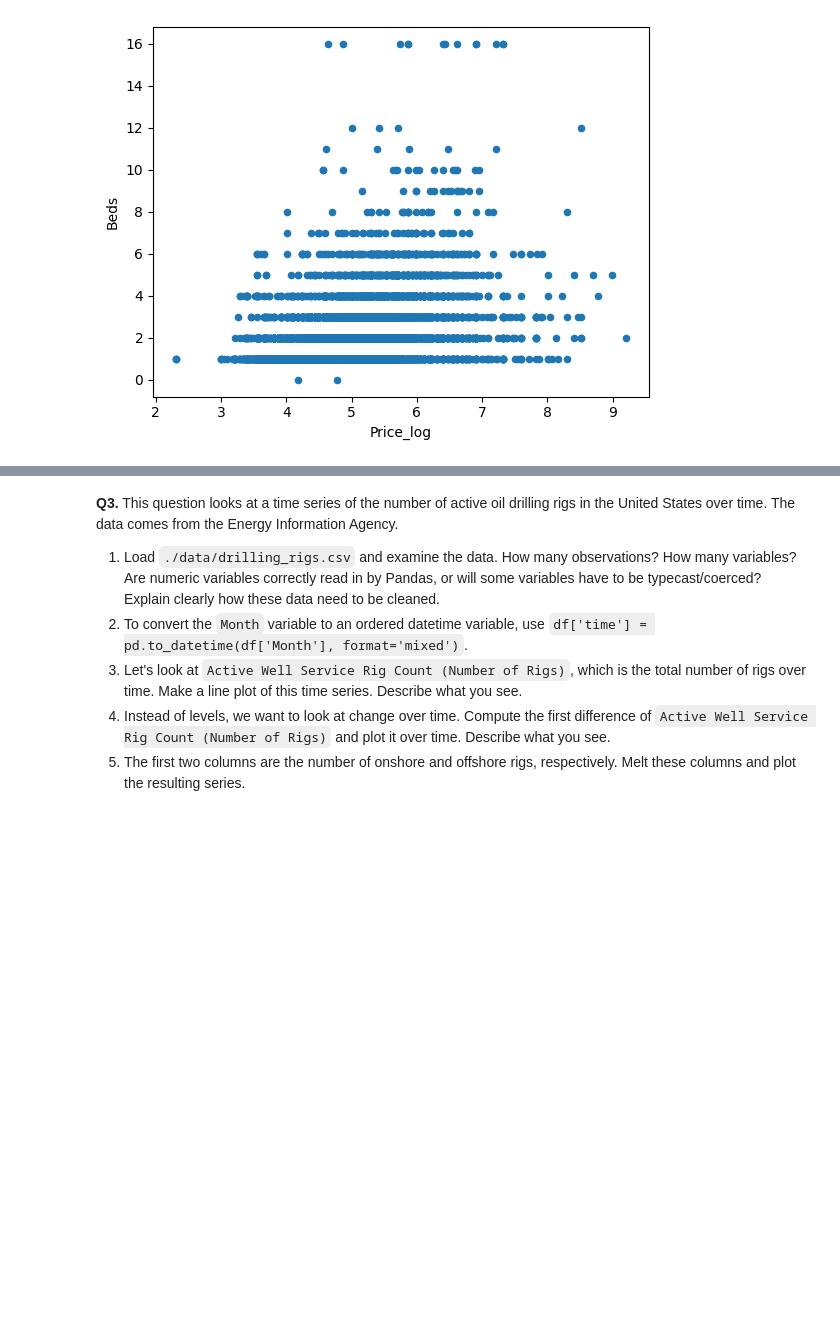
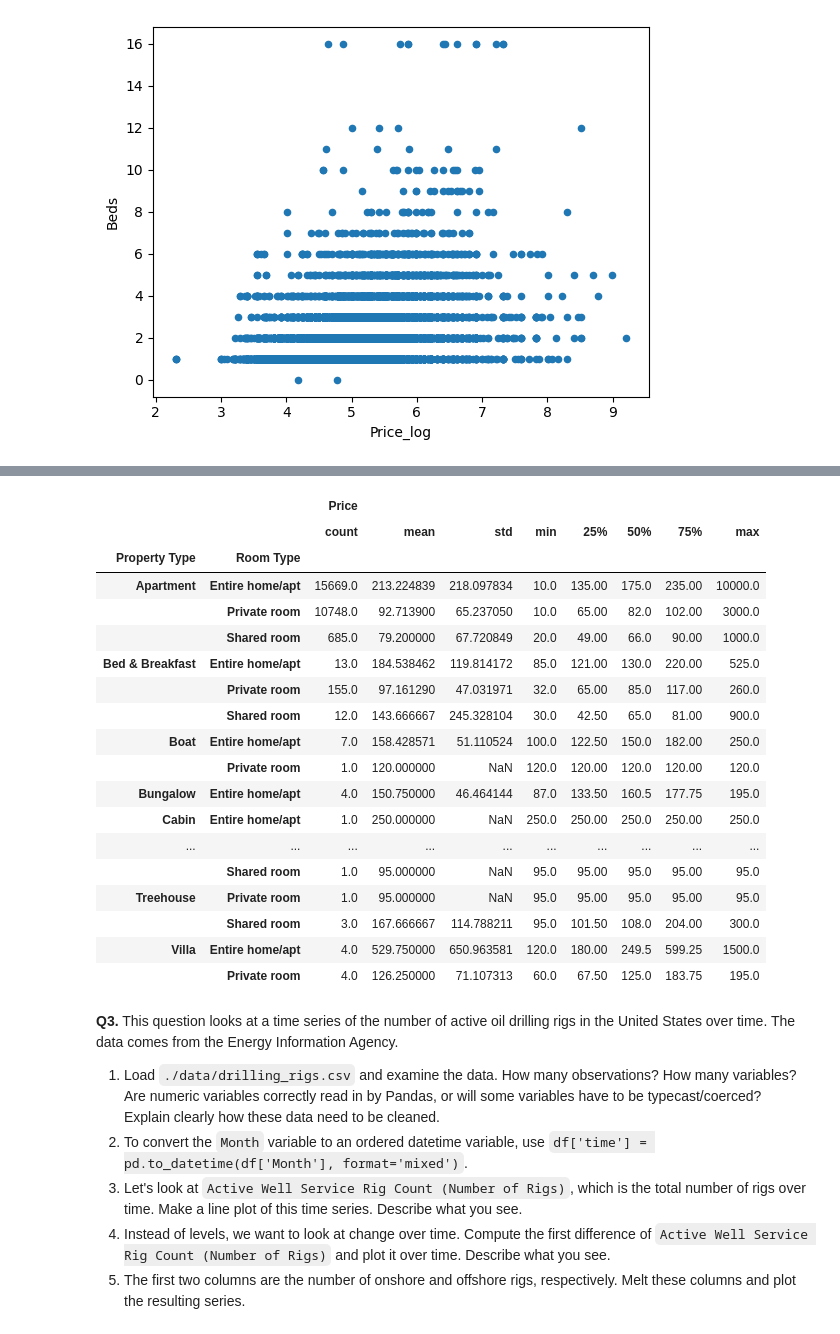
Before and after one commit to nladocsi/eda_assignment, a Jupyter notebook: eda_assignment.ipynb, the cells around one changed output, grey strips where cells are left out. Cells and saved outputs as stored; diff of their text form; code cells hidden in the pictures; blank space fills up the shorter version.

```diff
--- a/eda_assignment.ipynb
+++ b/eda_assignment.ipynb
@@ -180,3 +201,28 @@ sns.scatterplot(data=air, x='Price_log', y="Beds", hue='Room Type', style='Prope
+# %%
+air.loc[:,['Property Type','Room Type','Price']].groupby(['Property Type','Room Type']).describe()
+
+
+#Entire homes/apartments have the highest prices on average. With entire homes/apartments having the highest prices for Room Type.
+# %% [output]
+|  |  | Price |  |  |  |  |  |  |  |
+|  |  | count | mean | std | min | 25% | 50% | 75% | max |
+| Property Type | Room Type |  |  |  |  |  |  |  |  |
+| Apartment | Entire home/apt | 15669.0 | 213.224839 | 218.097834 | 10.0 | 135.00 | 175.0 | 235.00 | 10000.0 |
+|  | Private room | 10748.0 | 92.713900 | 65.237050 | 10.0 | 65.00 | 82.0 | 102.00 | 3000.0 |
+|  | Shared room | 685.0 | 79.200000 | 67.720849 | 20.0 | 49.00 | 66.0 | 90.00 | 1000.0 |
+| Bed & Breakfast | Entire home/apt | 13.0 | 184.538462 | 119.814172 | 85.0 | 121.00 | 130.0 | 220.00 | 525.0 |
+|  | Private room | 155.0 | 97.161290 | 47.031971 | 32.0 | 65.00 | 85.0 | 117.00 | 260.0 |
+|  | Shared room | 12.0 | 143.666667 | 245.328104 | 30.0 | 42.50 | 65.0 | 81.00 | 900.0 |
+| Boat | Entire home/apt | 7.0 | 158.428571 | 51.110524 | 100.0 | 122.50 | 150.0 | 182.00 | 250.0 |
+|  | Private room | 1.0 | 120.000000 | NaN | 120.0 | 120.00 | 120.0 | 120.00 | 120.0 |
+| Bungalow | Entire home/apt | 4.0 | 150.750000 | 46.464144 | 87.0 | 133.50 | 160.5 | 177.75 | 195.0 |
+| Cabin | Entire home/apt | 1.0 | 250.000000 | NaN | 250.0 | 250.00 | 250.0 | 250.00 | 250.0 |
+| ... | ... | ... | ... | ... | ... | ... | ... | ... | ... |
+|  | Shared room | 1.0 | 95.000000 | NaN | 95.0 | 95.00 | 95.0 | 95.00 | 95.0 |
+| Treehouse | Private room | 1.0 | 95.000000 | NaN | 95.0 | 95.00 | 95.0 | 95.00 | 95.0 |
+|  | Shared room | 3.0 | 167.666667 | 114.788211 | 95.0 | 101.50 | 108.0 | 204.00 | 300.0 |
+| Villa | Entire home/apt | 4.0 | 529.750000 | 650.963581 | 120.0 | 180.00 | 249.5 | 599.25 | 1500.0 |
+|  | Private room | 4.0 | 126.250000 | 71.107313 | 60.0 | 67.50 | 125.0 | 183.75 | 195.0 |
 # %% [markdown]
 **Q3.** This question looks at a time series of the number of active oil drilling rigs in the United States over time. The data comes from the Energy Information Agency.
 
```
Also changed, not shown: parts of 5 cells of this notebook.
